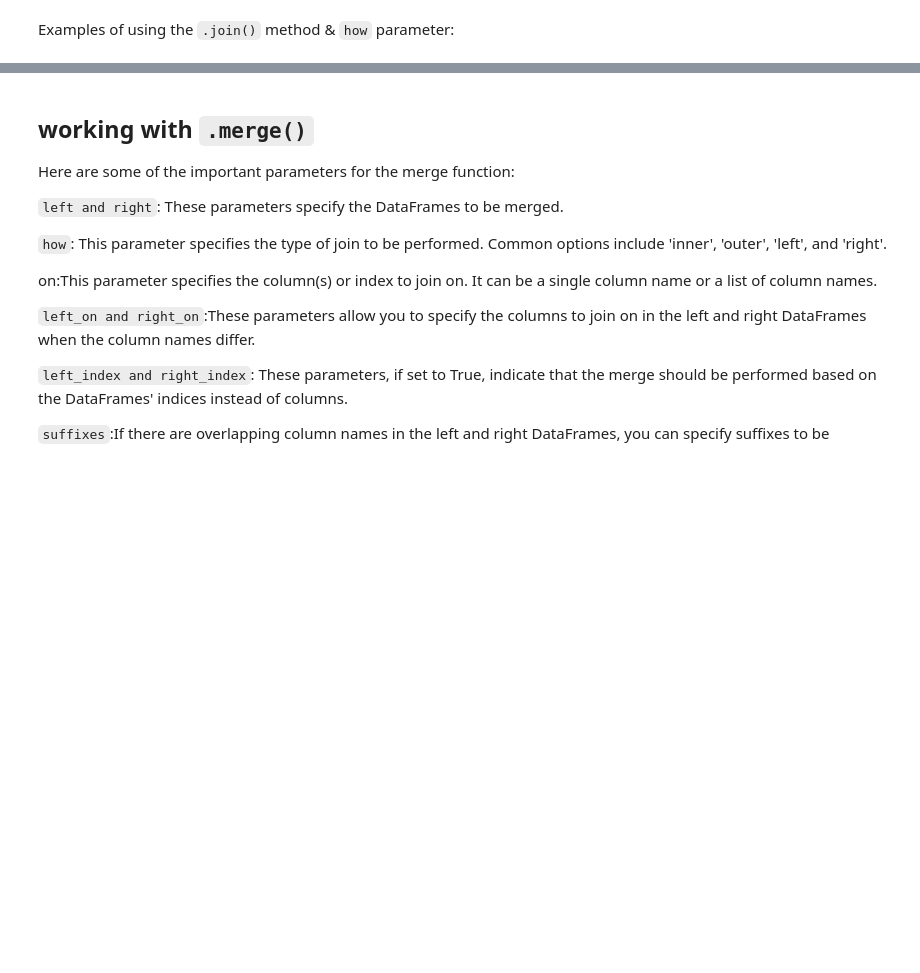
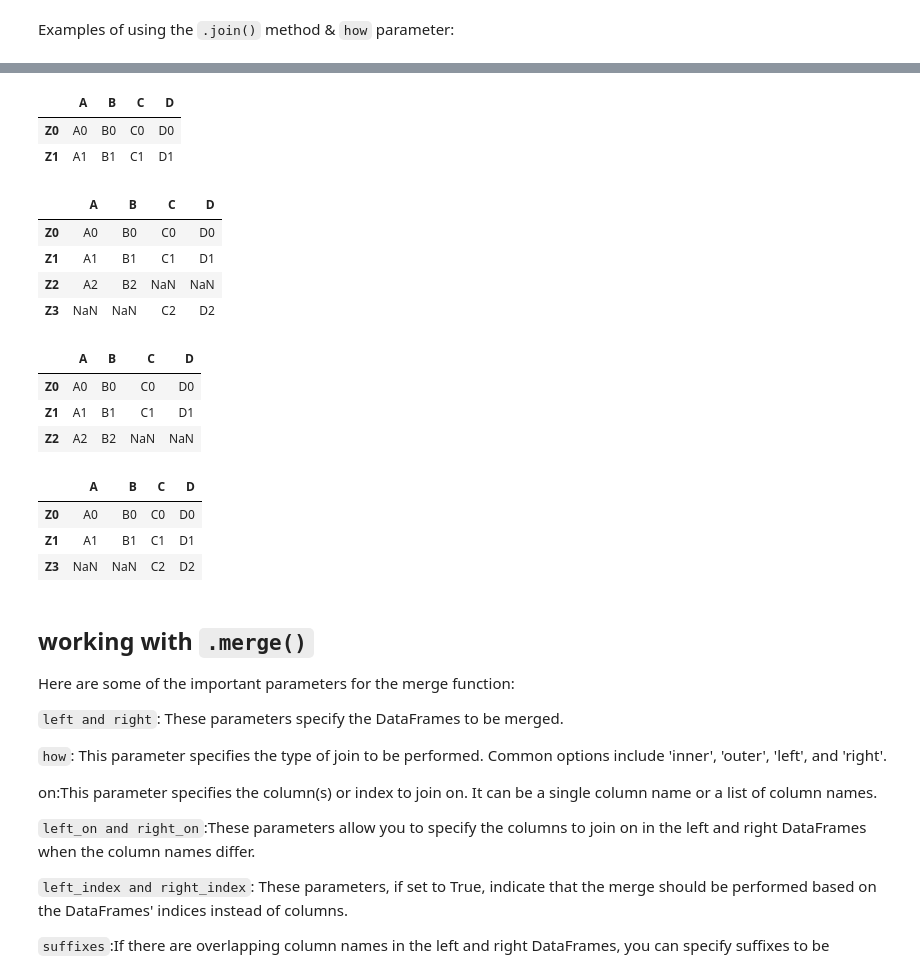
Before and after one commit to benedicthartmann/pythonFundamental, a Jupyter notebook: week6_ger_phse2_wk6 1 1.ipynb, the cells around one changed output, grey strips where cells are left out. Drawn from its saved outputs; the diff is of its cells as text; code cells hidden in the pictures; blank space fills up the shorter version.

```diff
--- a/week6_ger_phse2_wk6 1 1.ipynb
+++ b/week6_ger_phse2_wk6 1 1.ipynb
@@ -627,3 +708,37 @@ df2 = pd.DataFrame({'C': ['C0', 'C1', 'C2'],
+# %%
+result = df1.join(df2, how="inner")
+result
+# %% [output]
+|  | A | B | C | D |
+| Z0 | A0 | B0 | C0 | D0 |
+| Z1 | A1 | B1 | C1 | D1 |
+# %%
+#outer join
+
+result = df1.join(df2, how="outer")
+result
+# %% [output]
+|  | A | B | C | D |
+| Z0 | A0 | B0 | C0 | D0 |
+| Z1 | A1 | B1 | C1 | D1 |
+| Z2 | A2 | B2 | NaN | NaN |
+| Z3 | NaN | NaN | C2 | D2 |
+# %%
+result = df1.join(df2, how="left")
+result
+# %% [output]
+|  | A | B | C | D |
+| Z0 | A0 | B0 | C0 | D0 |
+| Z1 | A1 | B1 | C1 | D1 |
+| Z2 | A2 | B2 | NaN | NaN |
+# %%
+result = df1.join(df2, how="right")
+result
+# %% [output]
+|  | A | B | C | D |
+| Z0 | A0 | B0 | C0 | D0 |
+| Z1 | A1 | B1 | C1 | D1 |
+| Z3 | NaN | NaN | C2 | D2 |
 # %% [markdown]
 ## working with `.merge()`
 
```
Also changed, not shown: parts of 18 cells of this notebook.
